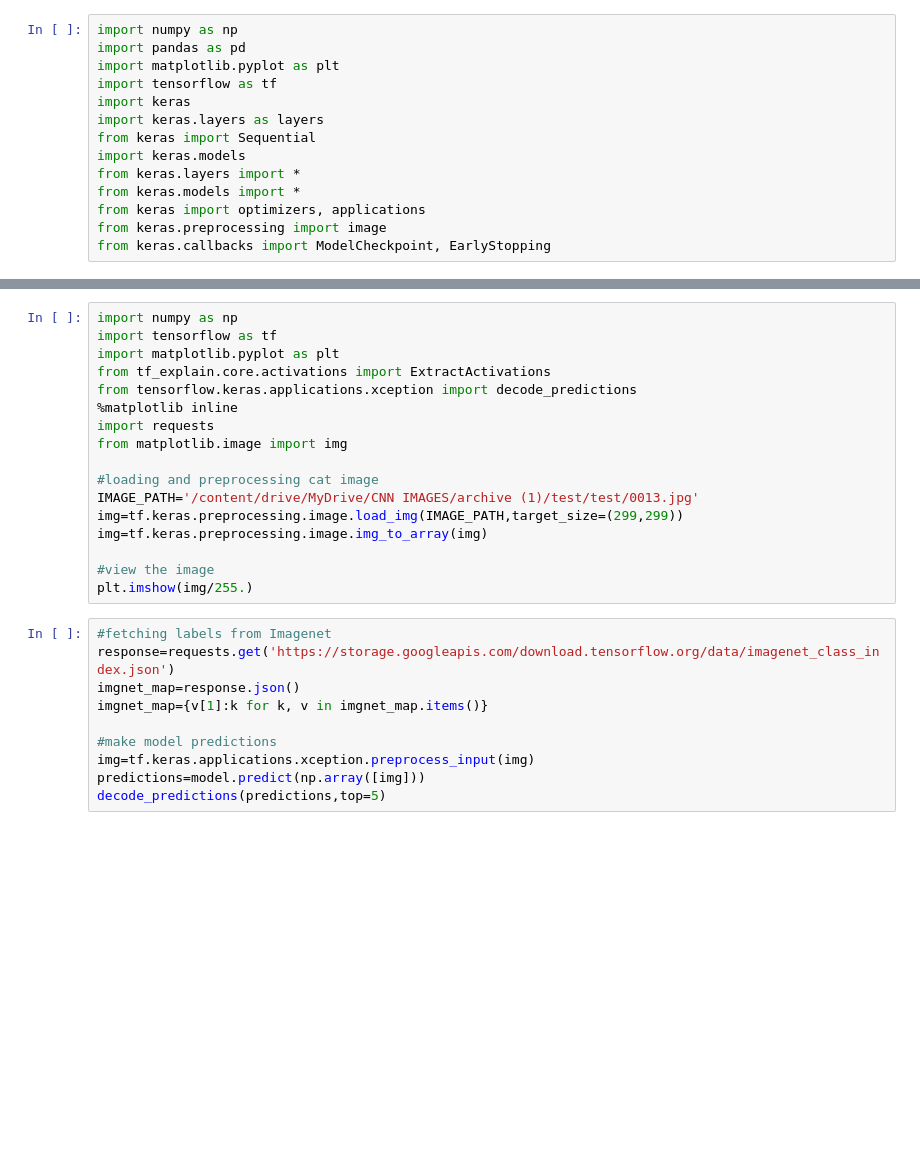
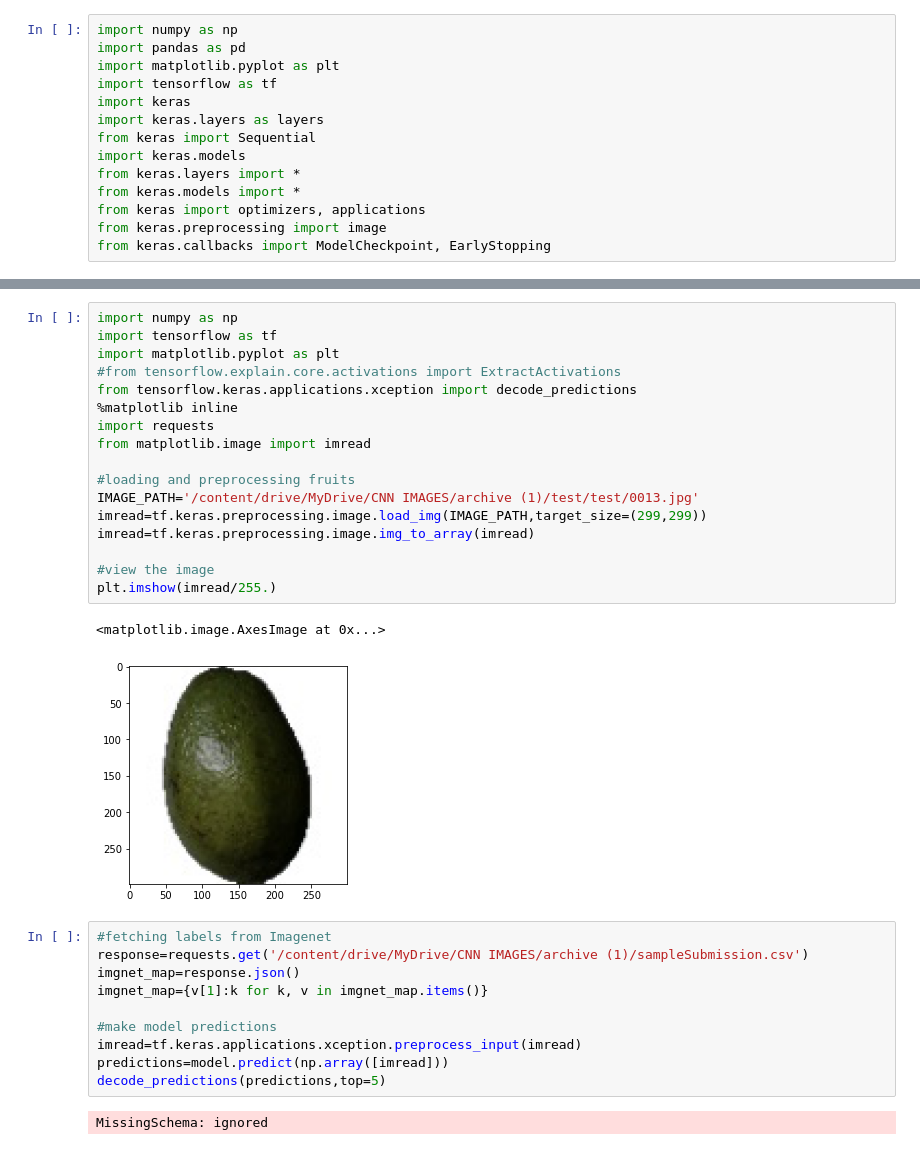
Before and after one commit to mary-ts/Neural-Computing, a Jupyter notebook: CS4287_Assign2_19248547_19256434_19232845.ipynb, the cells around one changed output, grey strips where cells are left out. Cells and saved outputs as stored; diff of their text form; blank space fills up the shorter version.

```diff
--- a/CS4287_Assign2_19248547_19256434_19232845.ipynb
+++ b/CS4287_Assign2_19248547_19256434_19232845.ipynb
@@ -133,27 +198,32 @@ plt.show()
 # %%
 import numpy as np
 import tensorflow as tf
 import matplotlib.pyplot as plt
-from tf_explain.core.activations import ExtractActivations
+#from tensorflow.explain.core.activations import ExtractActivations
 from tensorflow.keras.applications.xception import decode_predictions
 %matplotlib inline
 import requests
-from matplotlib.image import img
+from matplotlib.image import imread
 
-#loading and preprocessing cat image
+#loading and preprocessing fruits
 IMAGE_PATH='/content/drive/MyDrive/CNN IMAGES/archive (1)/test/test/0013.jpg'
-img=tf.keras.preprocessing.image.load_img(IMAGE_PATH,target_size=(299,299))
-img=tf.keras.preprocessing.image.img_to_array(img)
+imread=tf.keras.preprocessing.image.load_img(IMAGE_PATH,target_size=(299,299))
+imread=tf.keras.preprocessing.image.img_to_array(imread)
 
 #view the image
-plt.imshow(img/255.)
+plt.imshow(imread/255.)
+# %% [output]
+<matplotlib.image.AxesImage at 0x...>
+[figure, added]
 # %%
 #fetching labels from Imagenet
-response=requests.get('https://storage.googleapis.com/download.tensorflow.org/data/imagenet_class_index.json')
+response=requests.get('/content/drive/MyDrive/CNN IMAGES/archive (1)/sampleSubmission.csv')
 imgnet_map=response.json()
 imgnet_map={v[1]:k for k, v in imgnet_map.items()}
 
 #make model predictions
-img=tf.keras.applications.xception.preprocess_input(img)
-predictions=model.predict(np.array([img]))
+imread=tf.keras.applications.xception.preprocess_input(imread)
+predictions=model.predict(np.array([imread]))
 decode_predictions(predictions,top=5)
+# %% [output]
+MissingSchema: ignored
```
Also changed, not shown: parts of 8 cells of this notebook.
